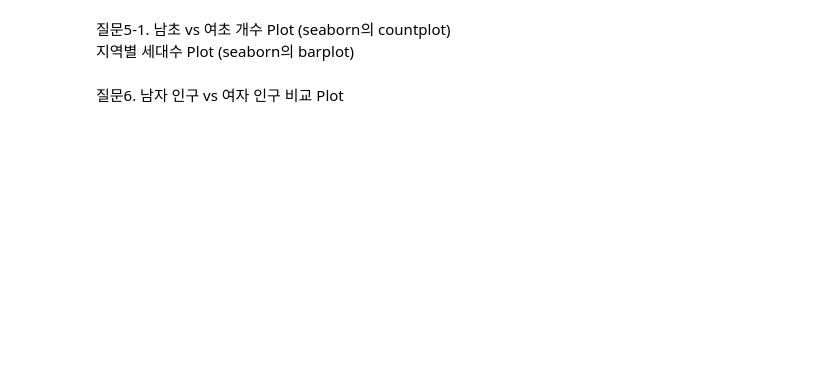
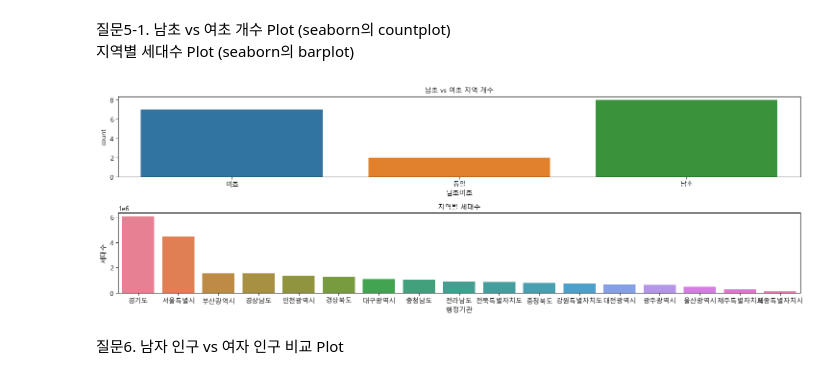
Before and after one commit to nirey-l/Python_Webscraping_Analysis, a Jupyter notebook: 연습문제_웹스크래핑/04_인구현황_pandas.ipynb, the cells around one changed output. Cells and saved outputs as stored; diff of their text form; code cells hidden in the pictures; blank space fills up the shorter version.

```diff
--- a/연습문제_웹스크래핑/04_인구현황_pandas.ipynb
+++ b/연습문제_웹스크래핑/04_인구현황_pandas.ipynb
@@ -50,2 +162,16 @@ plt.show()
 # %% [markdown]
 질문4. 남자초과/여자초과 분석
+# %%
+# '남초여초' 판별 조건 추가
+# '남여 비율' 컬럼을 기준으로 새로운 값을 할당
+data.loc[data['남여 비율'] > 1, '남초여초'] = '남초'
+data.loc[data['남여 비율'] < 1, '남초여초'] = '여초'
+data.loc[data['남여 비율'] == 1, '남초여초'] = '동일'
+
+# '전국'이 포함된 0번 행 또는 1000000000 코드 행을 제외하고 계산
+# .reset_index(): 인덱스 번호 초기화 0번부터 시작
+# drop=True: 기존 번호를 삭제하고 새 번호만 남김
+result = data[data['행정기관'] != '전국'][['행정기관', '남여 비율', '남초여초']].reset_index(drop=True)
+# 인덱스 번호가 1부터 나오게 하기
+result.index = result.index + 1
+result
@@ -54,5 +221,44 @@ plt.show()
 # %% [markdown]
 질문5-1. 남초 vs 여초 개수 Plot (seaborn의 countplot)
 지역별 세대수 Plot (seaborn의 barplot)
+# %%
+import matplotlib
+import matplotlib.pyplot as plt
+import matplotlib.font_manager as fm
+import seaborn as sns
+
+# 한글폰트 path 설정
+font_path = 'C:\\Windows\\Fonts\\malgunsl.ttf'
+# font의 파일정보로 font name 을 알아내기
+font_name = fm.FontProperties(fname=font_path).get_name()
+# matplotlib의 rc(run command) 함수를 사용해서 font name(Malgun Gothic) 설정
+matplotlib.rc('font', family=font_name)
+
+# '전국' 행 제외
+df_filtered = data[data['행정기관'] != '전국'].copy()
+
+# '남초여초' 판별 조건 추가
+# '남여 비율' 컬럼을 기준으로 새로운 값을 할당
+df_filtered.loc[df_filtered['남여 비율'] > 1, '남초여초'] = '남초'
+df_filtered.loc[df_filtered['남여 비율'] < 1, '남초여초'] = '여초'
+df_filtered.loc[df_filtered['남여 비율'] == 1, '남초여초'] = '동일'
+
+# 그래프 그리기
+# plt.subplots(): 그래프가 그려질 '그림(figure)'과 '축(axes1)'을 만듦
+figure, (axes1,axes2) = plt.subplots(nrows=2, ncols=1)
+figure.set_size_inches(15, 5)
+
+# 데이터 정렬 및 시각화
+# hue: 그래프를 알록달록하게
+# .sort_values(by=열, ascending=True(오름차순),False(내림차순), inplace=True(원본 데이터에 덮어씀),False(원본은 그대로 두고 복사본을 반환))
+sns.countplot(data=df_filtered, x='남초여초', ax=axes1, order=['여초', '동일', '남초'], hue='남초여초')
+axes1.set_title('남초 vs 여초 지역 개수', fontsize=10)
+sns.barplot(data=df_filtered.sort_values(by='세대수', ascending=False), x='행정기관', y='세대수', ax=axes2, hue='행정기관')
+axes2.set_title('지역별 세대수', fontsize=10)
+# 그래프 간 간격 자동 조절
+plt.tight_layout()
+plt.show()
+# %% [output]
+[figure, added]
 # %% [markdown]
 질문6. 남자 인구 vs 여자 인구 비교 Plot
```
Also changed, not shown: parts of 10 cells of this notebook.
